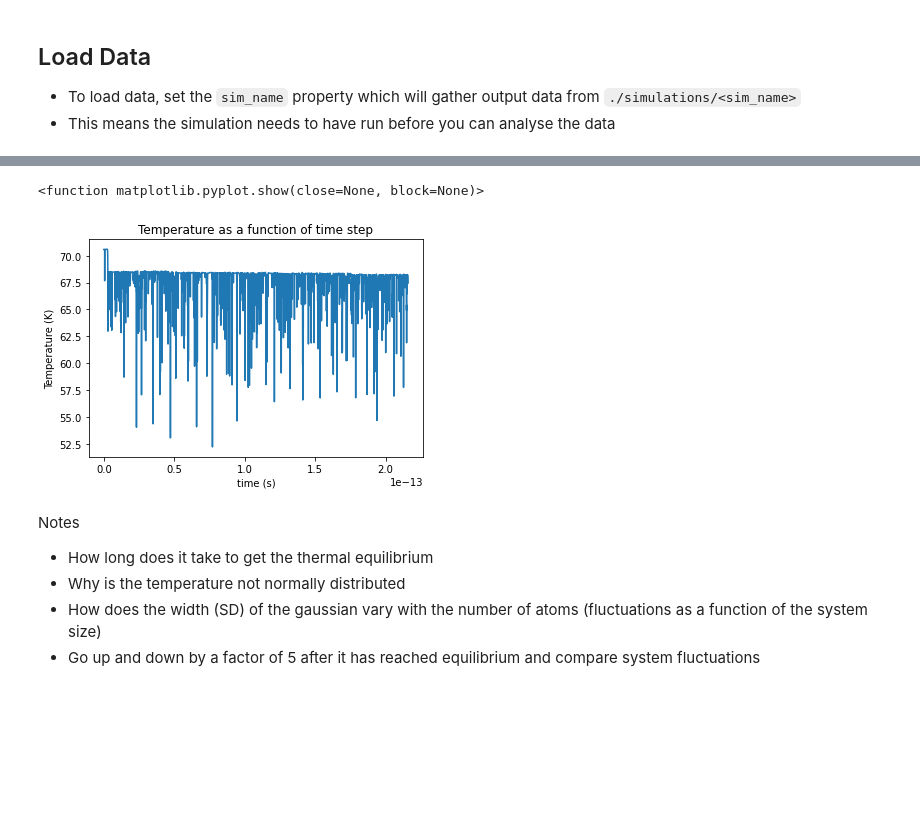
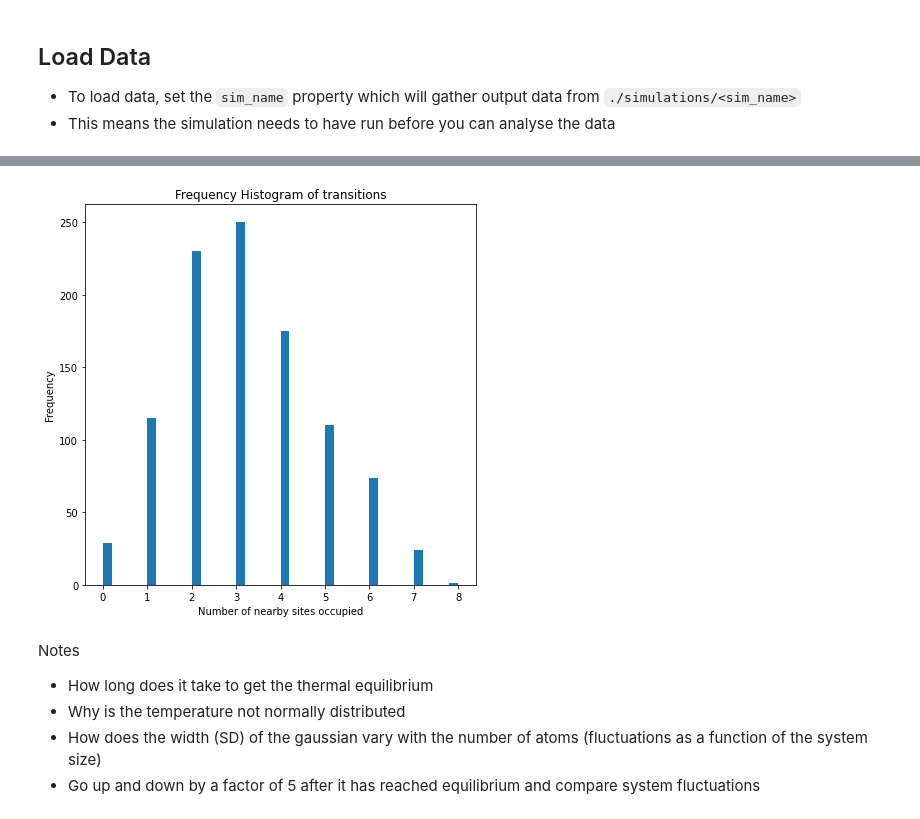
Before and after one commit to tiaanstals/PHYS2923_SSP, a Jupyter notebook: Tracking_Thermodynamic_Quantities.ipynb, the cells around one changed output, grey strips where cells are left out. Cells and saved outputs as stored; diff of their text form; code cells hidden in the pictures; blank space fills up the shorter version.

```diff
--- a/Tracking_Thermodynamic_Quantities.ipynb
+++ b/Tracking_Thermodynamic_Quantities.ipynb
@@ -66,0 +271,8 @@ https://docs.lammps.org/units.html
+# %%
+temp_jumps = np.load("./data/temp_jumps.npy")
+jump_instances = np.load("./data/jump_instances.npy")
+temp_jumps_2 = np.load("./data/temp_jumps_2.npy")
+jump_instances_2 = np.load("./data/jump_instances_2.npy")
+temp_jumps_3 = np.load("./data/temp_jumps_3.npy")
+jump_instances_3 = np.load("./data/jump_instances_3.npy")
+temp_jumps_3[0:60]
@@ -66,0 +297,15 @@ https://docs.lammps.org/units.html
+# %%
+temp_jumps = np.concatenate((temp_jumps, temp_jumps_2[:50]))
+jump_instances = np.concatenate((jump_instances, jump_instances_2[:50]))
+x_dat = []
+
+y_dat = []
+for i in range(len(temp_jumps[:,1])):
+    if temp_jumps[i,1]/temp_jumps[i,0] == 0:
+        continue
+    else:
+        x_dat.append(1/temp_jumps[i,0])
+        y_dat.append(np.log(temp_jumps[i,1]/temp_jumps[i,0]))
+
+x_dat = np.array(x_dat)
+y_dat = np.array(y_dat)
@@ -67,20 +360,10 @@ https://docs.lammps.org/units.html
 # %%
-n=1
-ep_arg = 120 * 1.3806e-16
-sigma_arg = 3.4e-10
-mass_arg = 39.95*1.6747e-24
-dt = sim_params['dt']
-time = dt*sqrt((mass_arg*sigma_arg**2)/ep_arg)
-timesteps = np.arange(0,len(temps[::n]),1)
-plt.plot(timesteps*time, temps[::n])
-plt.xlabel('time (s)')
-plt.ylabel('Temperature (K)')
-
-plt.title('Temperature as a function of time step')
-plt.show
+plt.hist(jump_instances[:,5], bins=40)
+plt.xlabel('Number of nearby sites occupied')
+plt.ylabel('Frequency of Transitions')
+plt.gca().set(title='Frequency Histogram of transitions', ylabel='Frequency');
 # %% [output]
-<function matplotlib.pyplot.show(close=None, block=None)>
-[figure, old version]
+[figure, new version]
 # %% [markdown]
 Notes
 * How long does it take to get the thermal equilibrium
```
Also changed, not shown: parts of 21 cells of this notebook, 8 other files.
